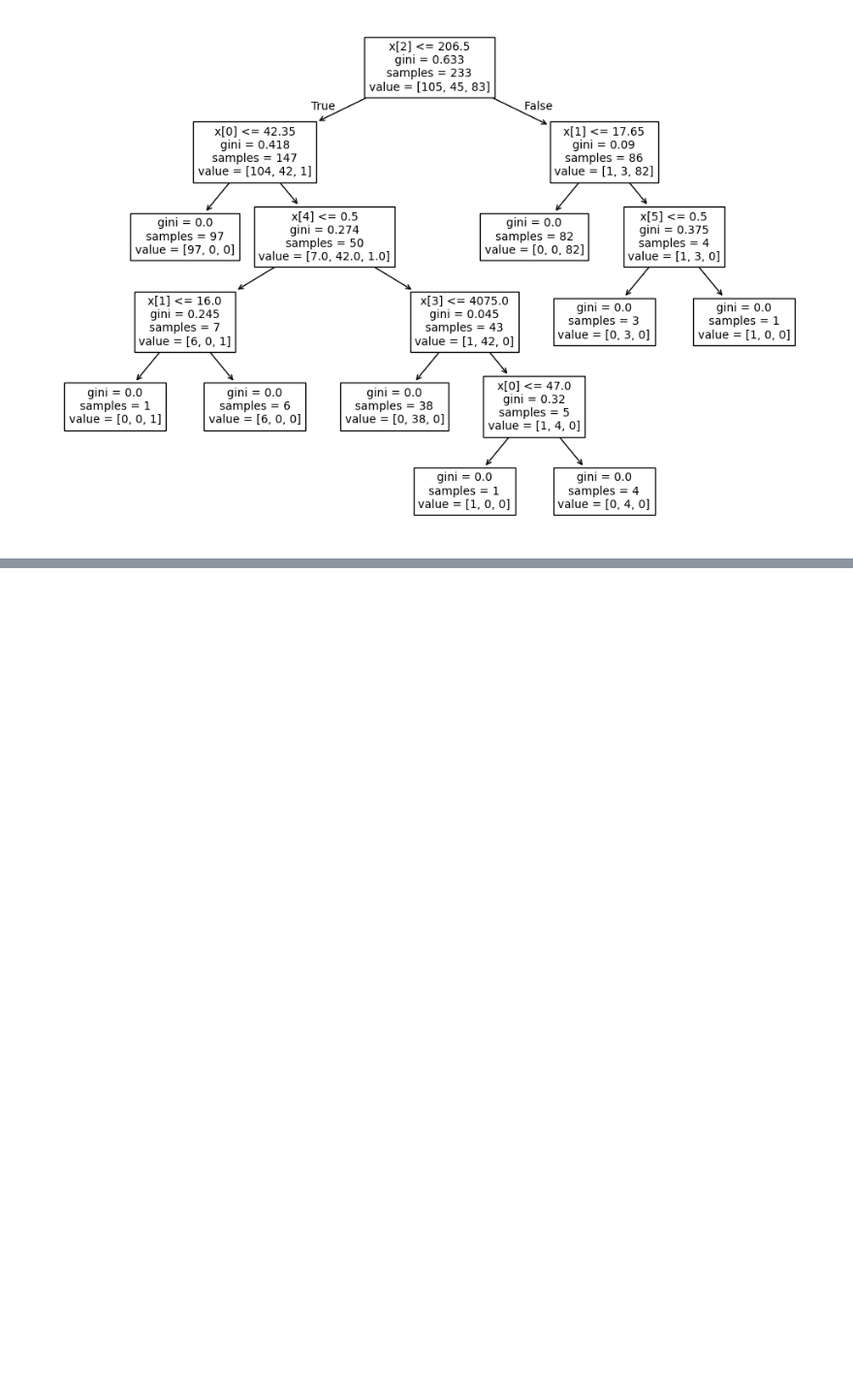
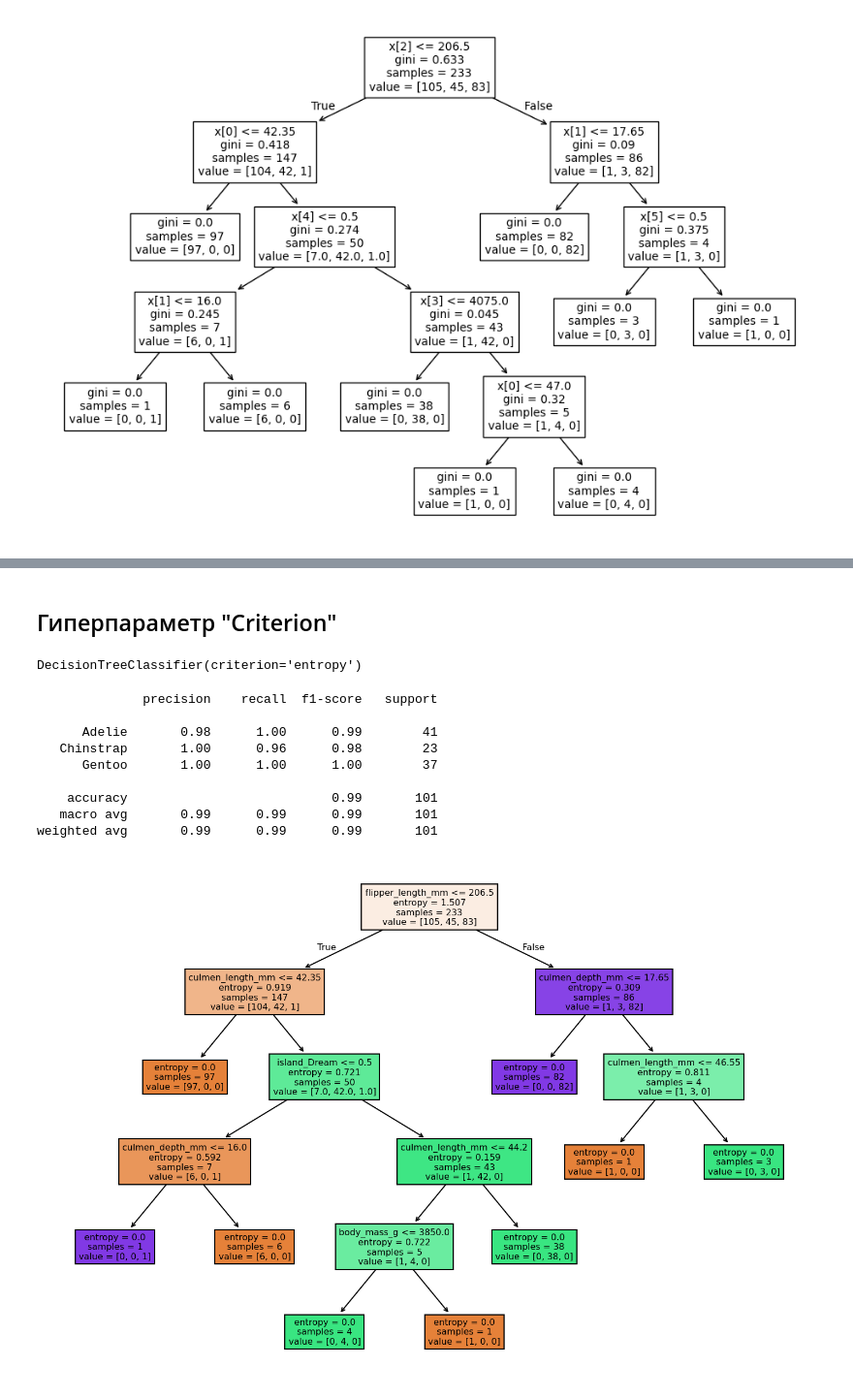
Before and after one commit to AlexTmbMifi/ML_basic, a Jupyter notebook: DecisionTree/DecisionTree.ipynb, the cells around one changed output, grey strips where cells are left out. Shown at 97% size. Saved outputs shown, nothing was run; the diff lists cells and outputs as text; code cells hidden in the pictures; blank space fills up the shorter version.

```diff
--- a/DecisionTree/DecisionTree.ipynb
+++ b/DecisionTree/DecisionTree.ipynb
@@ -207,0 +267,20 @@ plot_tree(model,filled=True,feature_names=X.columns);
+# %% [markdown]
+## Гиперпараметр "Criterion"
+# %%
+entropy_tree = DecisionTreeClassifier(criterion='entropy')
+entropy_tree.fit(X_train,y_train)
+# %% [output]
+DecisionTreeClassifier(criterion='entropy')
+# %%
+report_model(entropy_tree)
+# %% [output]
+              precision    recall  f1-score   support
+
+      Adelie       0.98      1.00      0.99        41
+   Chinstrap       1.00      0.96      0.98        23
+      Gentoo       1.00      1.00      1.00        37
+
+    accuracy                           0.99       101
+   macro avg       0.99      0.99      0.99       101
+weighted avg       0.99      0.99      0.99       101
+[figure, added]
```
Also changed, not shown: parts of 8 cells of this notebook.
